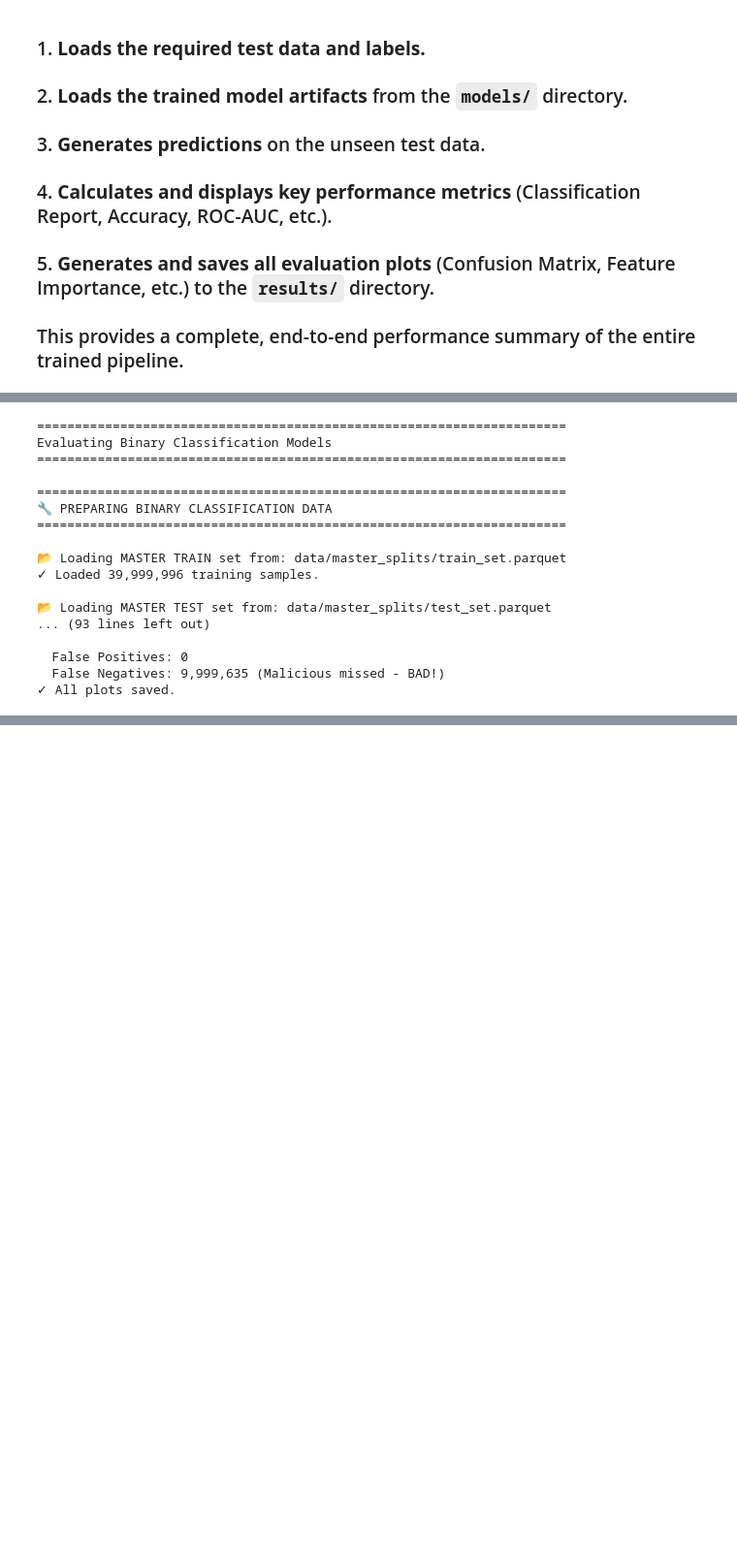
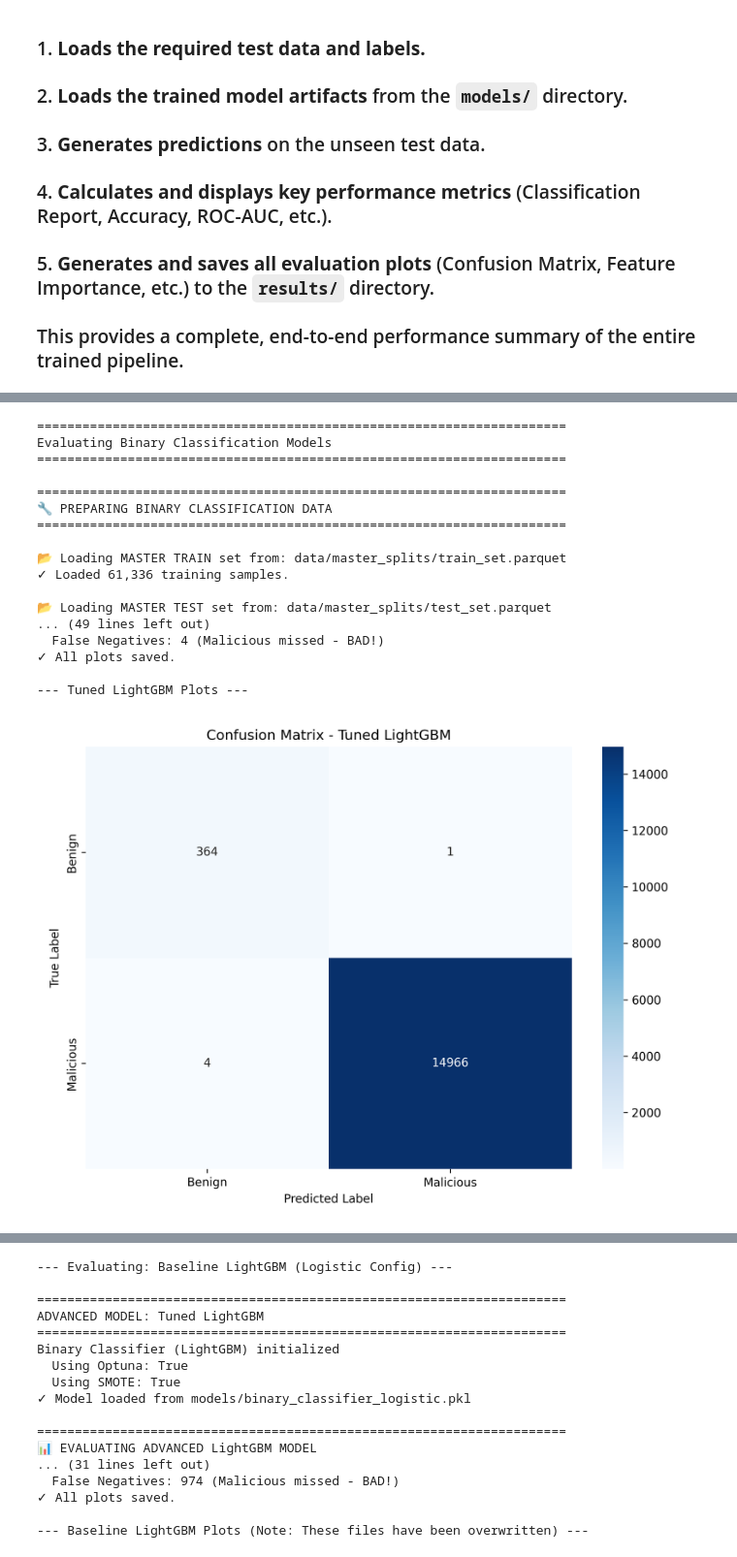
Before and after one commit to sreekargovind27/malaware_analysis, a Jupyter notebook: final_report.ipynb, the cells around one changed output, grey strips where cells are left out. Shown at 97% size. Drawn from its saved outputs; the diff is of its cells as text; code cells hidden in the pictures; blank space fills up the shorter version.

```diff
--- a/final_report.ipynb
+++ b/final_report.ipynb
@@ -58,14 +58,18 @@ Config.print_mode_info()
 # %%
 # %%
 # ===================================================================
-# CELL 2: EVALUATE BINARY CLASSIFIERS
+# CELL 2: EVALUATE BINARY CLASSIFIERS (WITH PLOTS DISPLAYED)
 # ===================================================================
+# Imports needed to display plots in the notebook
+from IPython.display import Image, display
+import matplotlib.pyplot as plt
+import os
+
 print("=" * 70)
 print("Evaluating Binary Classification Models")
 print("=" * 70)
 
 # 1. Load Data
-# The function conveniently splits the master set for us. We only need the test portion.
 _, X_test_bin, _, y_test_bin = get_data_for_binary()
 
 # 2. Evaluate Tuned LightGBM Model
@@ -77,45 +81,65 @@ try:
     lgbm_classifier.model = model_data['model']
     lgbm_classifier.best_params = model_data['params']
 
     print(f"✓ Model loaded from {model_path}")
+    # This prints the report and saves all three plots to the /results directory
     lgbm_results = lgbm_classifier.evaluate(X_test_bin, y_test_bin)
-except FileNotFoundError:
-    print(f"❌ ERROR: Model file not found at {model_path}. Please run binary_classifier.py first.")
+
+    # --- This new section displays the plots that were just saved ---
+    print("\n--- Tuned LightGBM Plots ---")
+    cm_path = os.path.join(Config.RESULTS_DIR, 'binary_tuned_confusion_matrix.png')
+    roc_path = os.path.join(Config.RESULTS_DIR, 'binary_tuned_roc_curve.png')
+    fi_path = os.path.join(Config.RESULTS_DIR, 'binary_tuned_feature_importance.png')
+
+    if os.path.exists(cm_path): display(Image(filename=cm_path))
+    if os.path.exists(roc_path): display(Image(filename=roc_path))
+    if os.path.exists(fi_path): display(Image(filename=fi_path))
+
+except Exception as e:
+    print(f"❌ ERROR evaluating Tuned LightGBM: {e}")
 
 # 3. Evaluate Baseline Logistic Regression Model
 if Config.RUN_LOGISTIC_REGRESSION:
     print("\n--- Evaluating: Baseline LightGBM (Logistic Config) ---")
     try:
         lr_classifier = BinaryClassifier()
         model_path = os.path.join(Config.MODELS_DIR, 'binary_classifier_logistic.pkl')
         model_data = joblib.load(model_path)
-
-        # =================================================================
-        # THIS IS THE CORRECTED LINE:
         lr_classifier.model = model_data['model']
-        # =================================================================
 
         print(f"✓ Model loaded from {model_path}")
-        # Pass save_plots=False to avoid overwriting the main model's plots if names are the same
-        # For this project, plot names are distinct, so it's safe to set to True.
+        # This will save the baseline's plots, OVERWRITING the files from the tuned model above
         lr_results = lr_classifier.evaluate(X_test_bin, y_test_bin, save_plots=True)
-    except FileNotFoundError:
-        print(f"❌ ERROR: Model file not found at {model_path}. Please run binary_classifier.py first.")
+
+        # --- This section displays the newly overwritten plots ---
+        print("\n--- Baseline LightGBM Plots (Note: These files have been overwritten) ---")
+        # We use the same file paths because the evaluate method overwrites them
+        cm_path = os.path.join(Config.RESULTS_DIR, 'binary_tuned_confusion_matrix.png')
+        roc_path = os.path.join(Config.RESULTS_DIR, 'binary_tuned_roc_curve.png')
+        fi_path = os.path.join(Config.RESULTS_DIR, 'binary_tuned_feature_importance.png')
+
+        if os.path.exists(cm_path): display(Image(filename=cm_path))
+        if os.path.exists(roc_path): display(Image(filename=roc_path))
+        if os.path.exists(fi_path): display(Image(filename=fi_path))
+
+    except Exception as e:
+        print(f"❌ ERROR evaluating Baseline LightGBM: {e}")
 # %% [output]
 ======================================================================
 Evaluating Binary Classification Models
 ======================================================================
 
 ======================================================================
 🔧 PREPARING BINARY CLASSIFICATION DATA
 ======================================================================
 
 📂 Loading MASTER TRAIN set from: data/master_splits/train_set.parquet
-✓ Loaded 39,999,996 training samples.
+✓ Loaded 61,336 training samples.
 
 📂 Loading MASTER TEST set from: data/master_splits/test_set.parquet
-... (93 lines left out)
+... (49 lines left out)
+  False Negatives: 4 (Malicious missed - BAD!)
+✓ All plots saved.
 
-  False Positives: 0
-  False Negatives: 9,999,635 (Malicious missed - BAD!)
-✓ All plots saved.
+--- Tuned LightGBM Plots ---
+[figure, added]
@@ -121,0 +148,17 @@ Evaluating Binary Classification Models
+--- Evaluating: Baseline LightGBM (Logistic Config) ---
+
+======================================================================
+ADVANCED MODEL: Tuned LightGBM
+======================================================================
+Binary Classifier (LightGBM) initialized
+  Using Optuna: True
+  Using SMOTE: True
+✓ Model loaded from models/binary_classifier_logistic.pkl
+
+======================================================================
+📊 EVALUATING ADVANCED LightGBM MODEL
+... (31 lines left out)
+  False Negatives: 974 (Malicious missed - BAD!)
+✓ All plots saved.
+
+--- Baseline LightGBM Plots (Note: These files have been overwritten) ---
```
Also changed, not shown: parts of 7 cells of this notebook, 12 other files.
